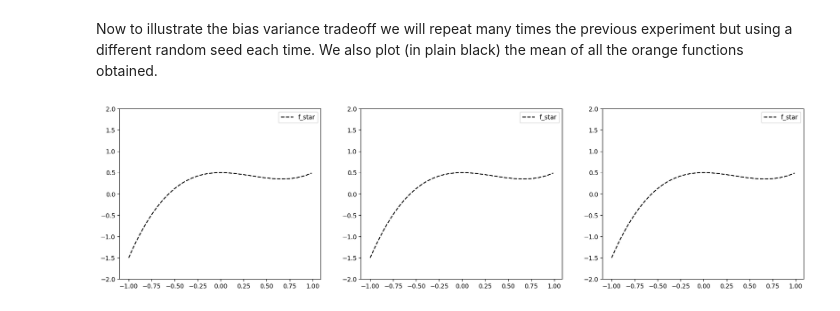
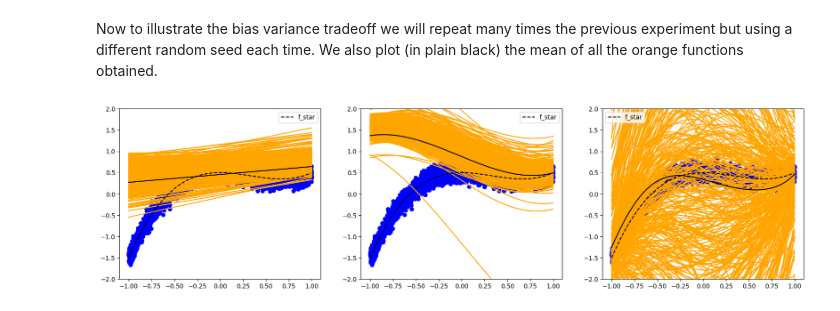
Before and after one commit to J-Grf/ML_course, a Jupyter notebook: labs/ex04/template/ex04_sol.ipynb, the cells around one changed output. Saved outputs shown, nothing was run; the diff lists cells and outputs as text; code cells hidden in the pictures.

```diff
--- a/labs/ex04/template/ex04_sol.ipynb
+++ b/labs/ex04/template/ex04_sol.ipynb
@@ -375,30 +378,51 @@ Now to illustrate the bias variance tradeoff we will repeat many times the previ
 # %%
 def bias_variance_demo(sigma, degrees):
     """Illustration of the bias-variance tradeoff.
 
     Args:
         sigma: scalar, noise variance
         degrees: shape = (3,), 3 different degrees to consider
     Returns:
     """
     # define parameters
     seeds = range(400)  # number of runs
     num_data = 15
+    xs = np.zeros(shape=(400,15))
+    ys = np.zeros(shape=(400,15))
+    for i in range(400):
+        xs[i] = np.random.uniform(-1, 1, num_data)
+        ys[i] = f_star(xs[i]) + sigma * np.random.randn(num_data).T
+    #print(xs)
 
+    val = np.arange(-1,1,1 / 1000)
     fig, axs = plt.subplots(1, 3, figsize=(20, 5))
     for index_degree, degree in enumerate(degrees):
-        # ***************************************************
-        # INSERT YOUR CODE HERE
-        # ***************************************************
+        weights = np.zeros(shape=(400,degree + 1))
+        for i in range(400):
+            polyX = build_poly(xs[i], degree)
+
+            w, MSE = least_squares(ys[i], polyX)
+            weights[i] = w
+            #print(weights[i])
+
+            axs[index_degree].scatter(xs[i], ys[i], color = 'b')
+            fs = np.poly1d(weights[i])
+
+            axs[index_degree].plot(val, fs(val), color = 'orange')
+
+        #compute and plot mean
+        meanW = np.mean(weights, axis=1)
+        fs_mean = np.poly1d(meanW)
+        axs[index_degree].plot(val, fs(val), color = 'black')
 
         plot_fstar(axs[index_degree])
         axs[index_degree].legend()
     plt.show()
 
 
-bias_variasnce_demo(0.1, [1, 3, 6])
+bias_variance_demo(0.1, [1, 3, 6])
 # %% [output]
-[figure, old version]
+[figure, new version]
 # %% [markdown]
 Your output should ressemble to this:
 ![alt text](bias_variance.png)
```
Also changed, not shown: parts of 1 cell of this notebook.
